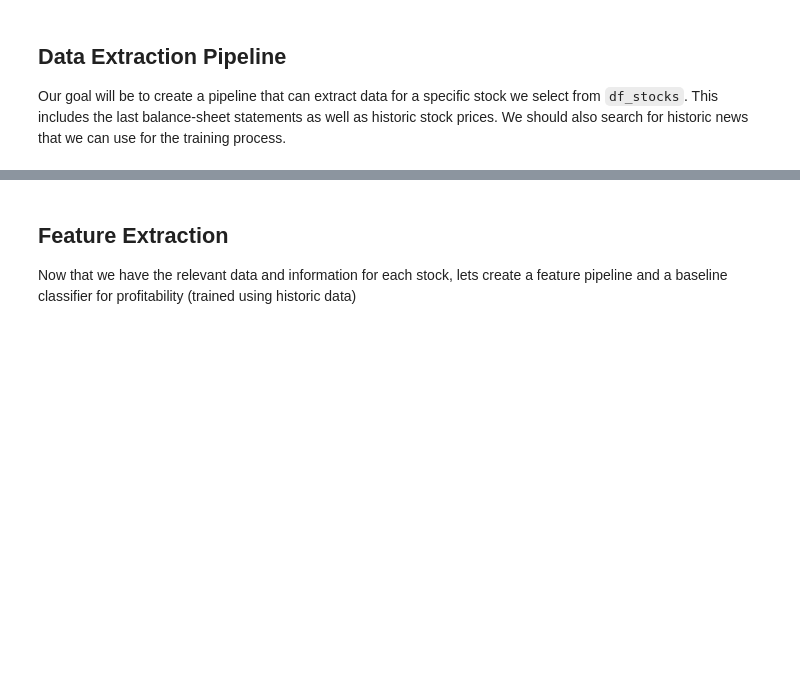
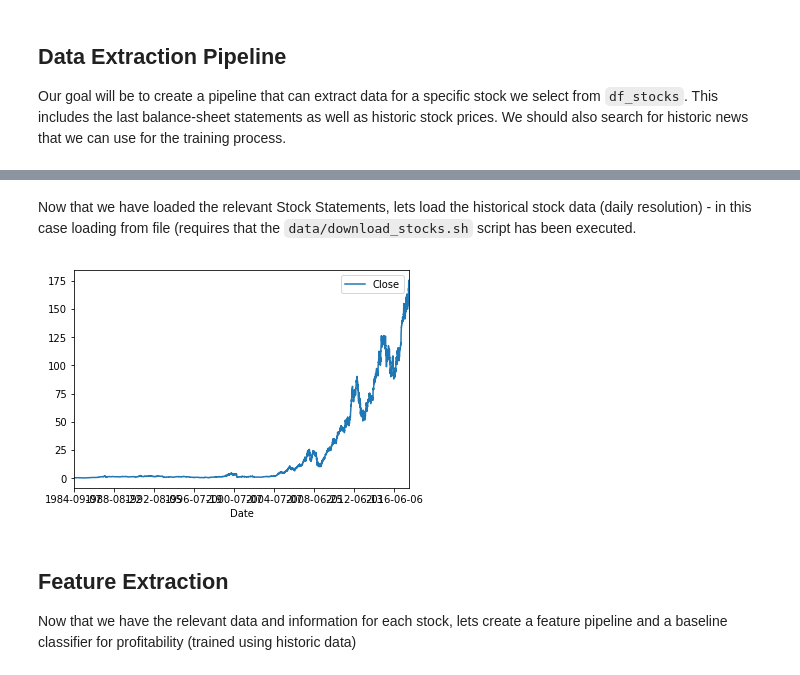
Before and after one commit to felixnext/stock_trend_analysis, a Jupyter notebook: notebooks/02-1_cleaning+features.ipynb, the cells around one changed output, grey strips where cells are left out. Drawn from its saved outputs; the diff is of its cells as text; code cells hidden in the pictures; blank space fills up the shorter version.

```diff
--- a/notebooks/02-1_cleaning+features.ipynb
+++ b/notebooks/02-1_cleaning+features.ipynb
@@ -43,3 +54,28 @@ Our goal will be to create a pipeline that can extract data for a specific stock
+# %% [markdown]
+Now that we have loaded the relevant Stock Statements, lets load the historical stock data (daily resolution) - in this case loading from file (requires that the `data/download_stocks.sh` script has been executed.
+# %%
+import glob
+import os
+def list_stocks(type='stock'):
+    '''Generates a list of available historic stock data.'''
+    fldr = 'Stocks' if type == 'stock' else 'ETFs'
+    path = '../data/{}'.format(fldr)
+    # list all fiels in direcotry
+    files = glob.glob(os.path.join(path, '*.txt'))
+    names = pd.Series(files).apply(lambda f: os.path.basename(f).split('.')[0])
+    #return pd.DataFrame({'symbol': names, 'file': files})
+    return dict(zip(names, files))
+
+def load_stock_file(file, type='stock'):
+    # list all fiels in direcotry
+    return pd.read_csv(file)
+
+stocks = list_stocks('stock')
+#stocks
+dfa = pd.read_csv(stocks['aapl'])
+dfa.set_index('Date')[['Close']].plot();
+# %% [output]
+[figure, added]
 # %%
 # TODO: select historic news and scrap entire news articles? + Use Embeddings to integrate them
 # %% [markdown]
```
Also changed, not shown: parts of 8 cells of this notebook, 8 other files.
